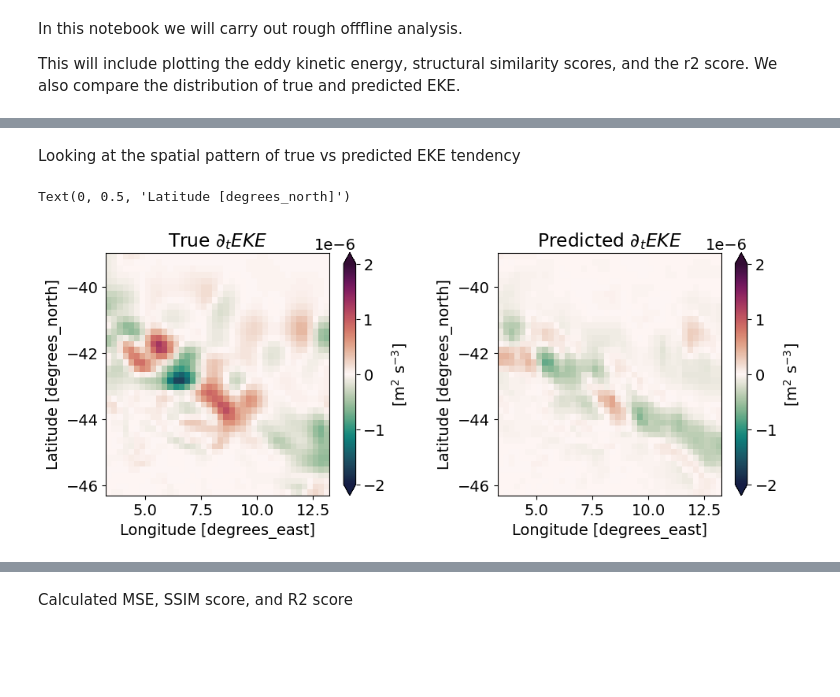
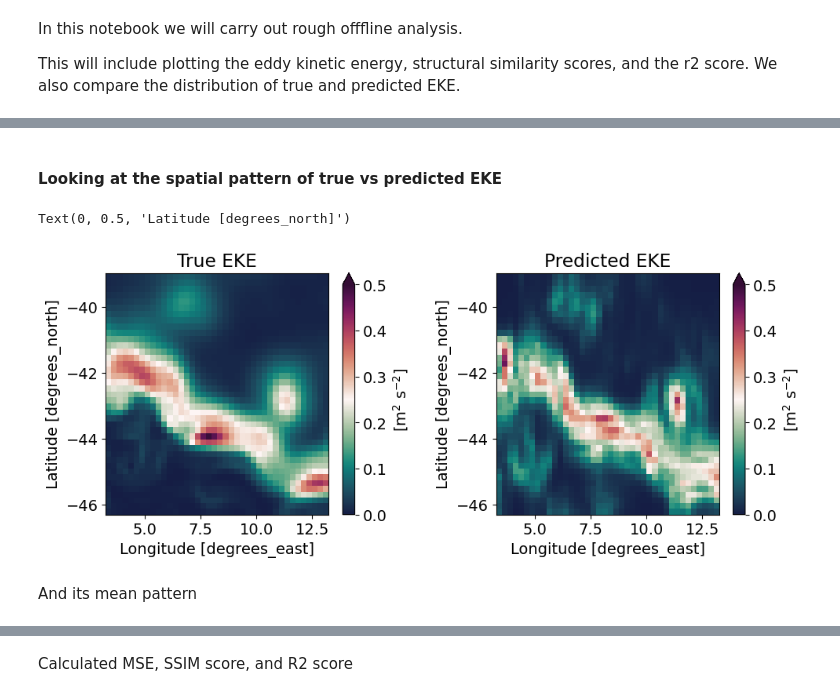
Before and after one commit to thomaswilder/ai4pex-machine-learning, a Jupyter notebook: analysis/offline_evaluation.ipynb, the cells around one changed output, grey strips where cells are left out. Drawn from its saved outputs; the diff is of its cells as text; code cells hidden in the pictures; blank space fills up the shorter version.

```diff
--- a/analysis/offline_evaluation.ipynb
+++ b/analysis/offline_evaluation.ipynb
@@ -14,6 +53,6 @@ import seaborn as sns
 # %%
 directory = '/home/users/twilder/Python/AI4PEX/machine_learning/predictions/'
-filename = 'eddy_energy_tendency_20260205-145855_SO_JET.nc'
+filename = 'eddy_energy_20260224-113945_SO_JET.nc'
 ds = xr.open_dataset(directory + filename)
 ds
 # %% [output]
@@ -36,32 +79,34 @@ Attributes:
 # %% [markdown]
-Looking at the spatial pattern of true vs predicted EKE tendency
+#### Looking at the spatial pattern of true vs predicted EKE
 # %%
 plt.rcParams.update({'font.size': 14})
 fig = plt.figure(figsize=(11, 4))
 gs = fig.add_gridspec(1, 2, wspace=0.4)
 axs = gs.subplots()
 
 ds.fine_ke_true.isel(time_counter=0).plot(
     ax=axs[0],
-    vmin=-2e-6, vmax=2e-6,
+    vmin=0, vmax=0.5,
     x='glamt', y='gphit',
     cmap=cmocean.cm.curl,
-    cbar_kwargs={'label': '[m$^2$ s$^{-3}$]'},
-    extend='both')
-axs[0].set_title('True $\partial_t EKE$')
+    cbar_kwargs={'label': '[m$^2$ s$^{-2}$]'},
+    extend='max')
+axs[0].set_title('True EKE')
 
 ds.fine_ke_pred.isel(time_counter=0).plot(
     ax=axs[1],
-    vmin=-2e-6, vmax=2e-6,
+    vmin=0, vmax=0.5,
     x='glamt', y='gphit',
     cmap=cmocean.cm.curl,
-    cbar_kwargs={'label': '[m$^2$ s$^{-3}$]'},
-    extend='both')
-axs[1].set_title('Predicted $\partial_t EKE$')
+    cbar_kwargs={'label': '[m$^2$ s$^{-2}$]'},
+    extend='max')
+axs[1].set_title('Predicted EKE')
 axs[1].set_xlabel('Longitude [degrees_east]')
 axs[1].set_ylabel('Latitude [degrees_north]')
 
-# plt.savefig(f"../DINO/Figures/true_vs_predicted_eke_tendency.png", dpi=300, bbox_inches='tight')
+# plt.savefig(f"../DINO/Figures/true_vs_predicted_eke_20260217-205752.png", dpi=300, bbox_inches='tight')
 # %% [output]
 Text(0, 0.5, 'Latitude [degrees_north]')
-[figure, old version]
+[figure, new version]
+# %% [markdown]
+And its mean pattern
```
Also changed, not shown: parts of 34 cells of this notebook.
